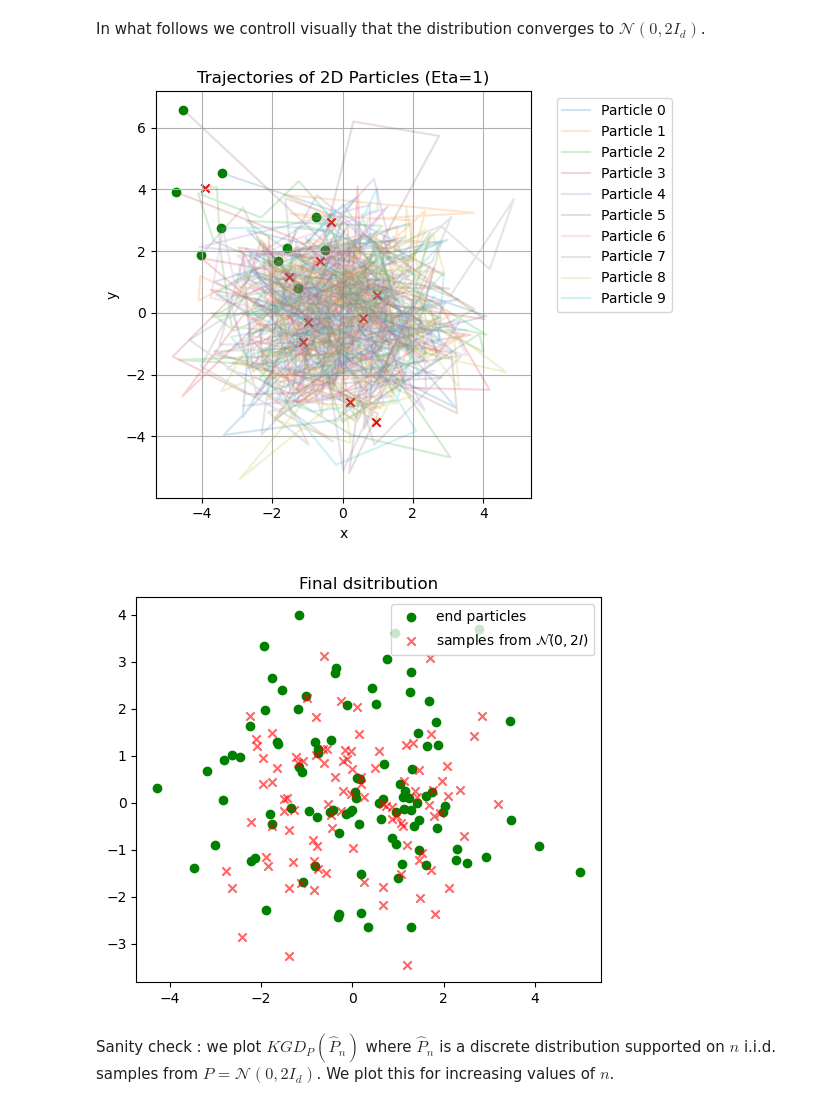
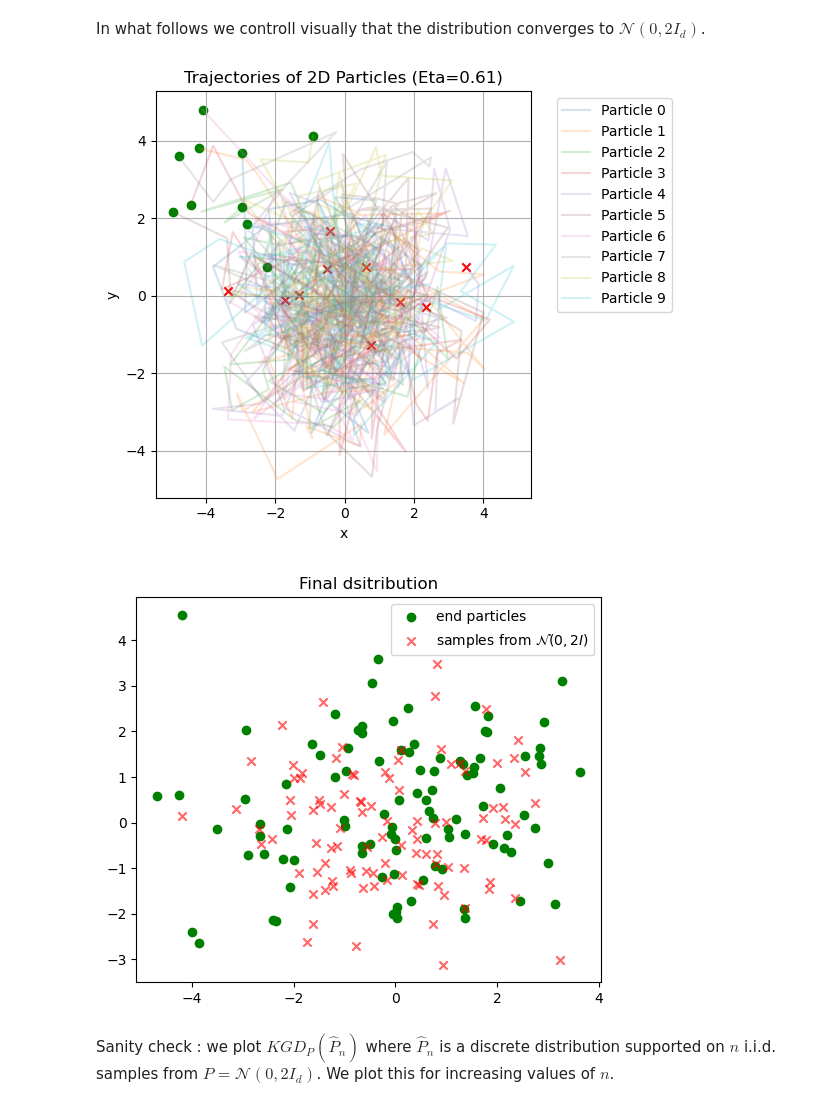
Before and after one commit to clementinechazal/KGD, a Jupyter notebook: jax_mfld.ipynb, the cells around one changed output. Cells and saved outputs as stored; diff of their text form; code cells hidden in the pictures.

```diff
--- a/jax_mfld.ipynb
+++ b/jax_mfld.ipynb
@@ -96,13 +96,13 @@ all_particles = np.zeros((len(Eta), T, n, d))
 
 for e in range(len(Eta)):
     X = np.random.randn(n, d)+ np.array([-5, 5])
-    for k in range(T):
+    for it in range(T):
         Z = np.random.randn(n, d)
         X = X - Eta[e] * gradV(X) + np.sqrt(2*Eta[e])* Z
 
-        KGD_values[e,k] = KGD.evaluate(X)
-        all_particles[e, k] = X
-        F_P_values[e,k] = F(L, X)
+        KGD_values[e,it] = KGD.evaluate(X)
+        all_particles[e, it] = X
+        F_P_values[e,it] = F(L, X)
 # %%
 # Plot the value of KGD over iterations
 plt.figure(figsize=(10, 6))  # Increase the width of the figure
@@ -149,35 +149,35 @@ plt.show()
 # %% [markdown]
 In what follows we controll visually that the distribution converges to $\mathcal{N}(0,2 I_d)$.
 # %%
-e,eta = 0, Eta[0]
+e,eta = 3, Eta[3]
 
 #Trajectories
 plt.figure(figsize=(6, 5))
 for p in range(min(10, n)):  # Plot only first 10 particles
     trajectory = all_particles[e, :, p]
     plt.scatter(trajectory[0, 0], trajectory[0, 1], color='green', marker='o')  # Start
     plt.scatter(trajectory[-1, 0], trajectory[-1, 1], color='red', marker='x')  # End
     plt.plot(trajectory[:, 0], trajectory[:, 1], label=f'Particle {p}',alpha =0.2)
 plt.title(f'Trajectories of 2D Particles (Eta={eta})')
 plt.xlabel('x')
 plt.ylabel('y')
 plt.grid(True)
 plt.legend(bbox_to_anchor=(1.05, 1), loc='upper left')
 plt.tight_layout()
 plt.show()
 
 
 # Final particles
 plt.figure(figsize=(6, 5))
 samples = np.sqrt(2) * np.random.randn(n,2)
 plt.scatter(all_particles[e, :, -1, 0], all_particles[e, :, -1, 1], color='green', marker='o', label='end particles')  # End
 plt.scatter(samples[:, 0], samples[:, 1], alpha=0.6, edgecolors='k',marker = 'x',color = 'red', label=r'samples from $\mathcal{N}(0,2I)$')
 plt.title("Final dsitribution")
 plt.legend()
 plt.show()
 # %% [output]
-[figure, old version]
+[figure, new version]
-[figure, old version]
+[figure, new version]
 # %% [markdown]
 Sanity check : we plot $KGD_P(\hat{P}_n)$ where $\hat{P}_n$ is a discrete distribution supported on $n$ i.i.d. samples from $P = \mathcal{N}(0,2I_d)$. We plot this for increasing values of $n$.
 # %%
```
Also changed, not shown: parts of 6 cells of this notebook.
